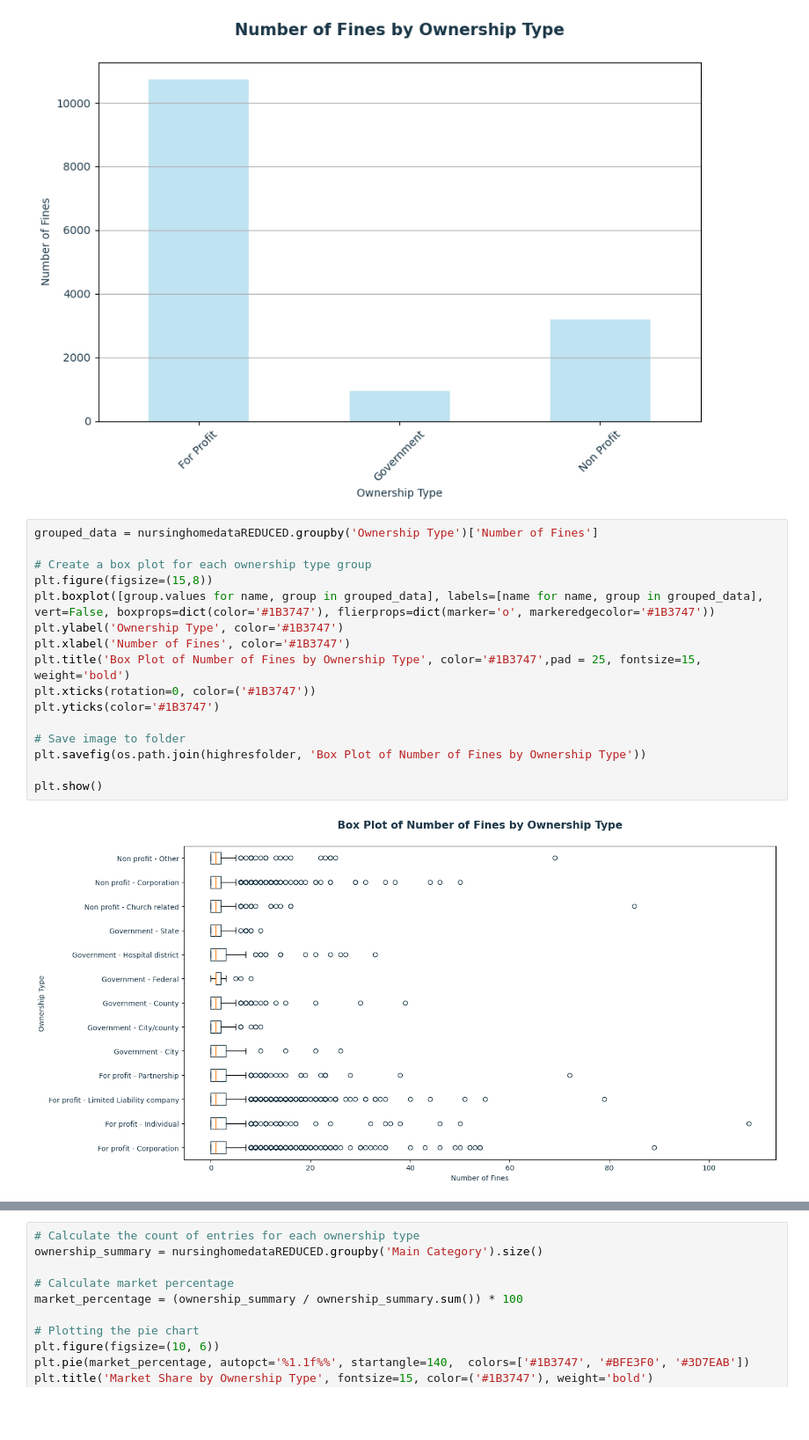
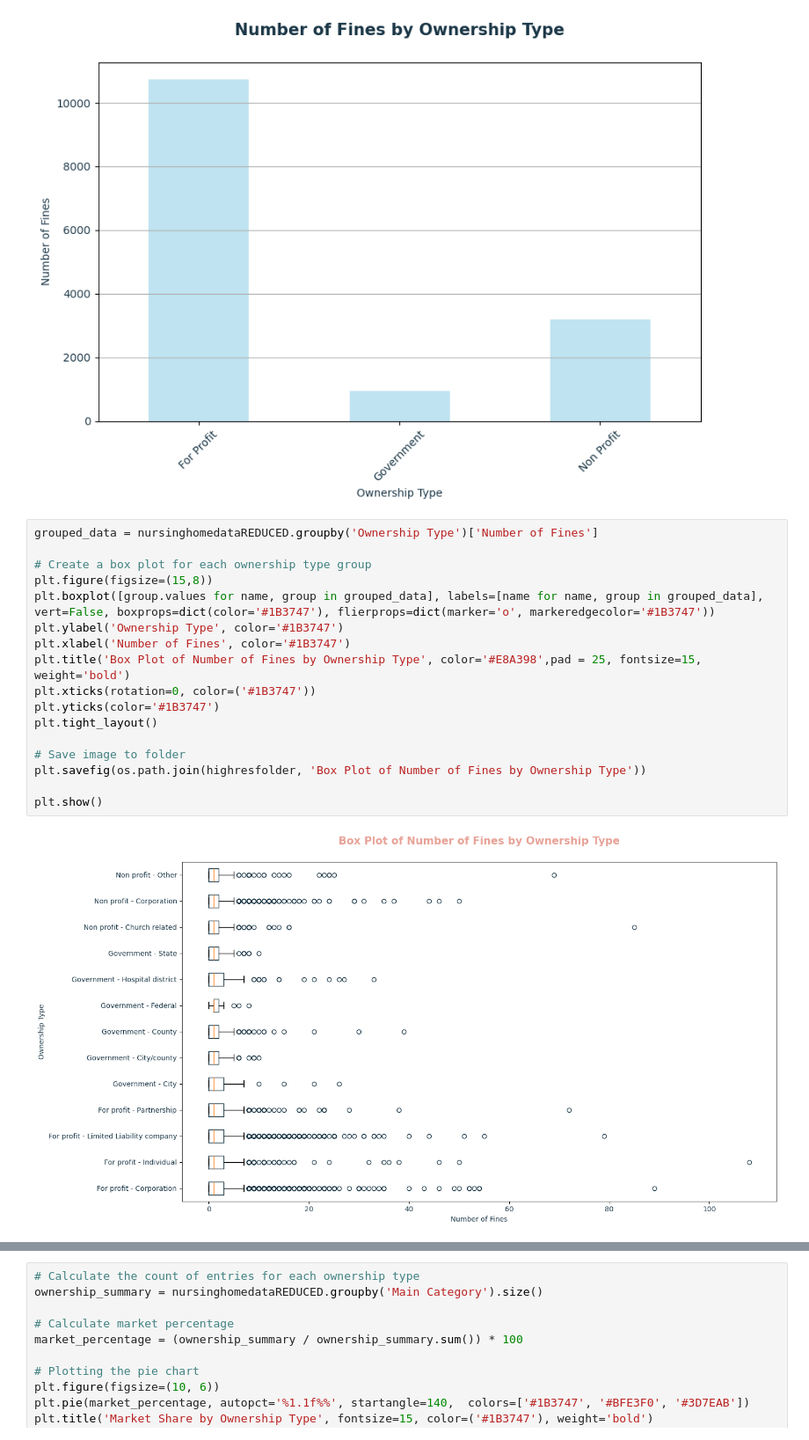
Before and after one commit to mcscodes/Project-1-Data-Visualization, a Jupyter notebook: NursingHomeDataVisualization.ipynb, the cells around one changed output, grey strips where cells are left out. Shown at 88% size. Drawn from its saved outputs; the diff is of its cells as text; blank space fills up the shorter version.

```diff
--- a/NursingHomeDataVisualization.ipynb
+++ b/NursingHomeDataVisualization.ipynb
@@ -381,21 +382,22 @@ plt.show()
 # %%
 grouped_data = nursinghomedataREDUCED.groupby('Ownership Type')['Number of Fines']
 
 # Create a box plot for each ownership type group
 plt.figure(figsize=(15,8))
 plt.boxplot([group.values for name, group in grouped_data], labels=[name for name, group in grouped_data], vert=False, boxprops=dict(color='#1B3747'), flierprops=dict(marker='o', markeredgecolor='#1B3747'))
 plt.ylabel('Ownership Type', color='#1B3747')
 plt.xlabel('Number of Fines', color='#1B3747')
-plt.title('Box Plot of Number of Fines by Ownership Type', color='#1B3747',pad = 25, fontsize=15, weight='bold')
+plt.title('Box Plot of Number of Fines by Ownership Type', color='#E8A398',pad = 25, fontsize=15, weight='bold')
 plt.xticks(rotation=0, color=('#1B3747'))
 plt.yticks(color='#1B3747')
+plt.tight_layout()
 
 # Save image to folder
 plt.savefig(os.path.join(highresfolder, 'Box Plot of Number of Fines by Ownership Type'))
 
 plt.show()
 # %% [output]
-[figure, old version]
+[figure, new version]
 # %%
 # Create a new column to categorize the subcategories into main categories
 nursinghomedataREDUCED['Main Category'] = nursinghomedataREDUCED['Ownership Type'].replace({
```
Also changed, not shown: parts of 10 cells of this notebook, 12 other files.
